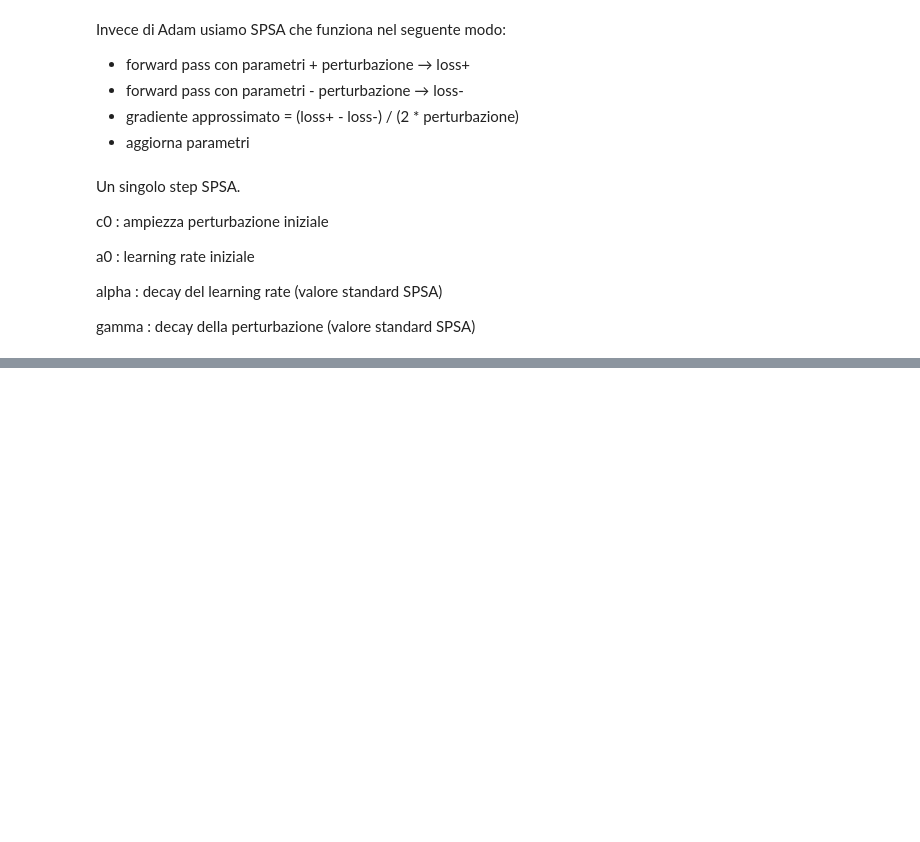
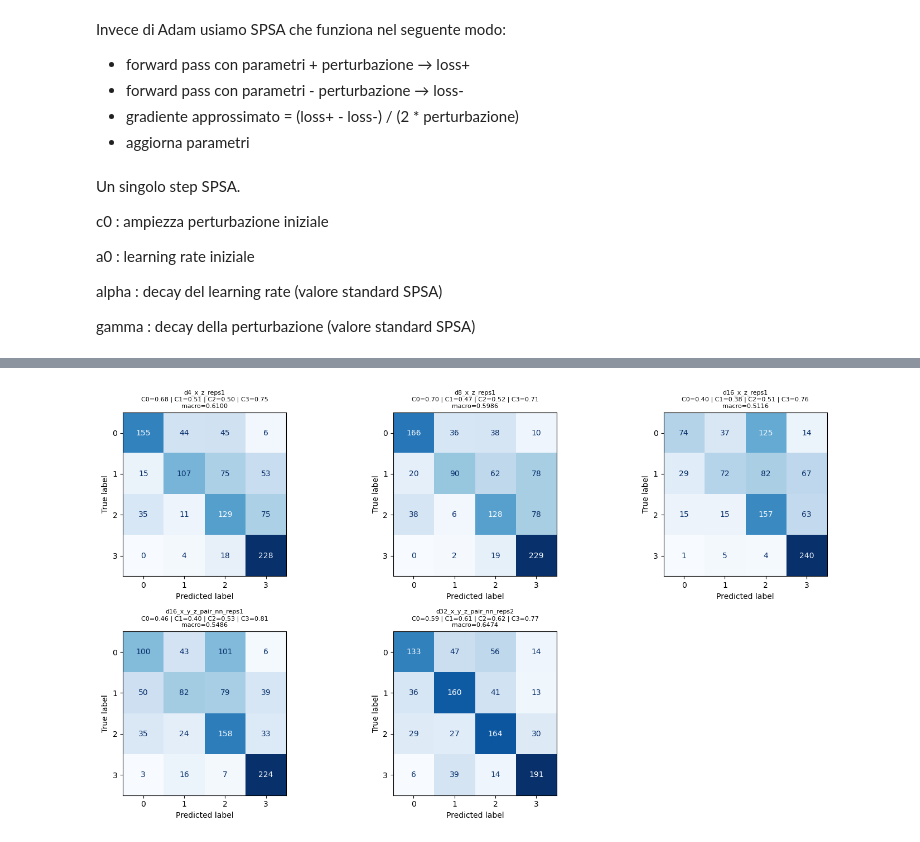
Before and after one commit to dariasimonetti/Quantum-Decision-Boundaries, a Jupyter notebook: src/quantum_baseline.ipynb, the cells around one changed output, grey strips where cells are left out. Cells and saved outputs as stored; diff of their text form; code cells hidden in the pictures; blank space fills up the shorter version.

```diff
--- a/src/quantum_baseline.ipynb
+++ b/src/quantum_baseline.ipynb
@@ -657,13 +767,13 @@ def evaluate_and_save(model, d, history, seed=CURRENT_SEED):
         history=history
     )
 # %%
-# Sequenza esatta del prof — in ordine di complessità crescente
+
 EXPERIMENTS = [
-    dict(d=4,  readout="x_z",            reps=1, spsa_batch_size=1),
-    dict(d=8,  readout="x_z",            reps=1, spsa_batch_size=1),
-    dict(d=16, readout="x_z",           reps=1, spsa_batch_size=2, n_epochs=100, a0=0.5),
-    dict(d=16, readout="x_y_z_pair_nn", reps=1, spsa_batch_size=2, n_epochs=100, a0=0.5),
-    #dict(d=32, readout="x_y_z_pair_nn",reps=2, spsa_batch_size=2),
+    dict(d=4,  readout="x_z", reps=1, spsa_batch_size=1, n_epochs=100),
+    dict(d=8,  readout="x_z", reps=1, spsa_batch_size=1, n_epochs=100),
+    dict(d=16, readout="x_z", reps=1, spsa_batch_size=2, n_epochs=100),
+    dict(d=16, readout="x_y_z_pair_nn", reps=1, spsa_batch_size=2, n_epochs=100),
+    dict(d=32, readout="x_y_z_pair_nn",reps=2, spsa_batch_size=2, n_epochs=200),
 ]
 
 results_summary = []
@@ -677,7 +787,7 @@ for exp in EXPERIMENTS:
     n_epochs  = exp.get('n_epochs', 50)
 
     # salta se già completato
-    artifact_path = f'../artifacts/vqc_realAmpl_{tag}_seed_{CURRENT_SEED}_c01.json'
+    artifact_path = f'../artifacts/vqc_realAmpl_{tag}_seed_{CURRENT_SEED}.json'
     if os.path.exists(artifact_path):
         print(f"[SKIP] {tag} — artifact già presente\n")
         continue
@@ -691,7 +801,7 @@ for exp in EXPERIMENTS:
     try:
         model, history = train_vqc(
             d=d, n_qubits=N_QUBITS,
-            n_epochs=n_epochs, batch_size=128, patience=15,
+            n_epochs=n_epochs, batch_size=128, patience=20,
             seed=CURRENT_SEED,
             a0=exp.get('a0', 1.0), spsa_epsilon=0.1,
             spsa_batch_size=spsa_bs,
@@ -726,7 +836,7 @@ for exp in EXPERIMENTS:
             json.dump(artifact, f, indent=2)
 
         np.savez(
-            f'../artifacts/vqc_realAmpl_{tag}_seed_{CURRENT_SEED}_c01_predss.npz',
+            f'../artifacts/vqc_realAmpl_{tag}_seed_{CURRENT_SEED}_predss.npz',
             val_y_true=y_val.numpy(),   val_y_pred=val_preds,   val_probs=val_probs,
             test_y_true=y_test.numpy(), test_y_pred=test_preds, test_probs=test_probs,
             train_loss=np.array(history['train_loss']),
@@ -787,0 +892,64 @@ KeyboardInterrupt:
+# %%
+import numpy as np
+import matplotlib.pyplot as plt
+from sklearn.metrics import confusion_matrix, ConfusionMatrixDisplay
+import math
+import os
+
+seed = CURRENT_SEED
+
+# lista tag coerente con il tuo training loop
+tags = [f"d{exp['d']}_{exp['readout']}_reps{exp['reps']}" for exp in EXPERIMENTS]
+
+n = len(tags)
+cols = 3
+rows = math.ceil(n / cols)
+
+fig, axes = plt.subplots(rows, cols, figsize=(5*cols, 4*rows))
+axes = axes.flatten()
+
+# mappa tag -> F1 dal tuo results_summary
+f1_map = {
+    r['tag']: r['test_f1']
+    for r in results_summary
+    if r.get('status') == 'OK'
+}
+
+from sklearn.metrics import f1_score
+
+for i, tag in enumerate(tags):
+    path = f'../artifacts/vqc_realAmpl_{tag}_seed_{seed}_predss.npz'
+    ax = axes[i]
+
+    if not os.path.exists(path):
+        ax.set_title(f"{tag}\nMISSING")
+        ax.axis("off")
+        continue
+
+    data = np.load(path)
+    y_true = data["test_y_true"]
+    y_pred = data["test_y_pred"]
+
+    cm = confusion_matrix(y_true, y_pred)
+
+    disp = ConfusionMatrixDisplay(confusion_matrix=cm)
+    disp.plot(ax=ax, cmap="Blues", colorbar=False, values_format="d")
+
+    # F1 per classe
+    f1_per_class = f1_score(y_true, y_pred, average=None, zero_division=0)
+    f1_macro = f1_map.get(tag, None)
+
+    title = f"{tag}\n"
+    title += " | ".join([f"C{c}={f1_per_class[c]:.2f}" for c in range(len(f1_per_class))])
+    if f1_macro is not None:
+        title += f"\nmacro={f1_macro:.4f}"
+    ax.set_title(title, fontsize=8)
+
+# spegni assi vuoti
+for j in range(i + 1, len(axes)):
+    axes[j].axis("off")
+
+plt.tight_layout()
+plt.show()
+# %% [output]
+[figure, added]
```
Also changed, not shown: parts of 11 cells of this notebook.
